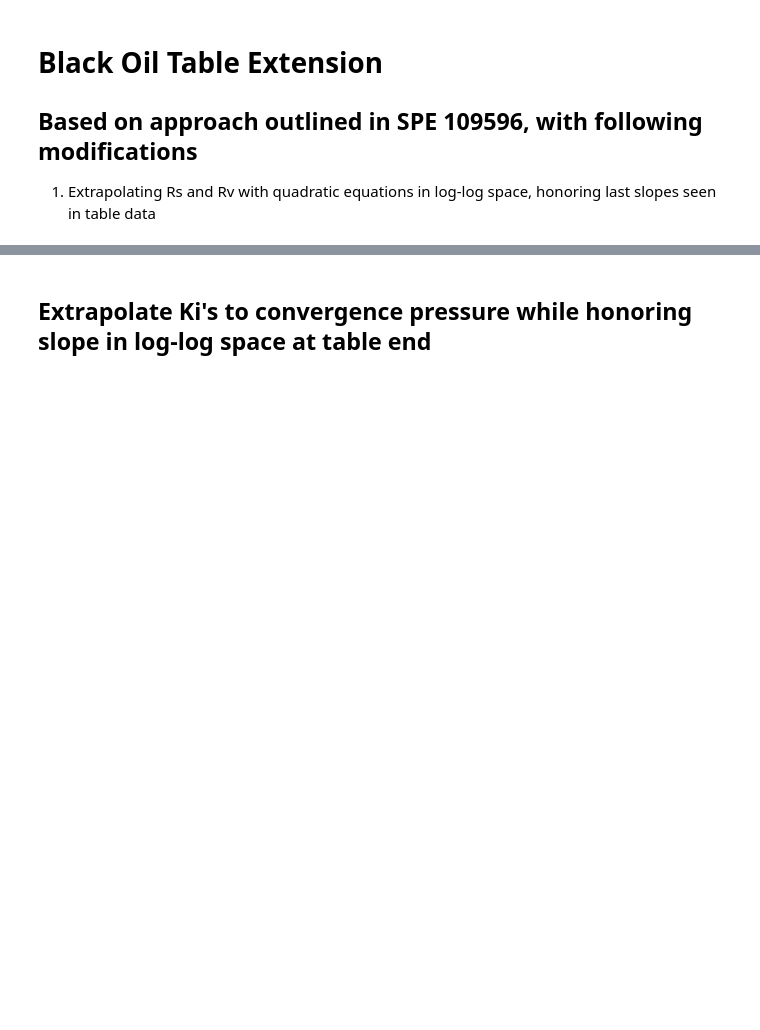
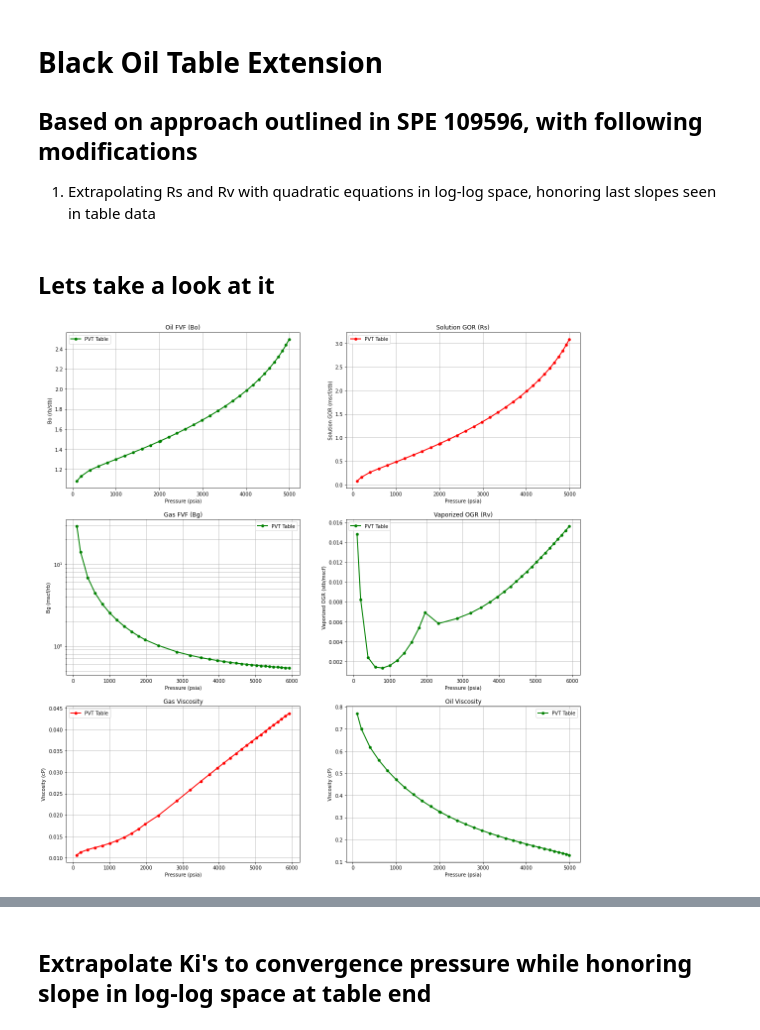
Before and after one commit to mwburgoyne/BOT, a Jupyter notebook: BOT_Extrapolation-v5.ipynb, the cells around one changed output, grey strips where cells are left out. Drawn from its saved outputs; the diff is of its cells as text; code cells hidden in the pictures; blank space fills up the shorter version.

```diff
--- a/BOT_Extrapolation-v5.ipynb
+++ b/BOT_Extrapolation-v5.ipynb
@@ -30,3 +30,63 @@ R = 10.73146 # Universal gas constant, psia-ft3/R-lbm mol
 sheet_name = 'PVTO&PVTG_example.xlsx'
 dfPVTO = pd.read_excel (sheet_name, sheet_name='PVTO')
 dfPVTG = pd.read_excel (sheet_name, sheet_name='PVTG')
+# %% [markdown]
+## Lets take a look at it
+# %%
+nx, ny = [2,3]
+dxs, dys = [8.0, 5.5]
+i = j = 0
+fig, ax = plt.subplots(ny, nx, sharey = False, figsize=(dxs*nx, dys*ny), squeeze=False ) # squeeze = False ensures 2 x 1 does not get converted to 1D
+fig.subplots_adjust(top=0.95, bottom = 0.05, left = 0.05, right = 0.95)
+
+ax[i,j].title.set_text('Oil FVF (Bo)')
+ax[i,j].plot(dfPVTO['Pb'], dfPVTO['Bo'], label='PVT Table', color='green', linewidth=2,marker='o',markersize=5)
+ax[i,j].grid(True, which="both")
+ax[i,j].set_xlabel('Pressure (psia)')
+ax[i,j].set_ylabel('Bo (rb/stb)')
+ax[i,j].legend()
+
+i, j = nextplot(i,j,nx)
+ax[i,j].title.set_text('Solution GOR (Rs)')
+ax[i,j].plot(dfPVTO['Pb'], dfPVTO['Rs'], label='PVT Table', color='red', linewidth=2,marker='o',markersize=5)
+ax[i,j].grid(True, which="both")
+ax[i,j].set_xlabel('Pressure (psia)')
+ax[i,j].set_ylabel('Solution GOR (mscf/stb)')
+ax[i,j].legend()
+
+i, j = nextplot(i,j,nx)
+ax[i,j].title.set_text('Gas FVF (Bg)')
+ax[i,j].plot(dfPVTG['P'], dfPVTG['Bg'], label='PVT Table', color='green', linewidth=2,marker='o',markersize=5)
+ax[i,j].grid(True, which="both")
+ax[i,j].set_xlabel('Pressure (psia)')
+ax[i,j].set_ylabel('Bg (mscf/rb)')
+ax[i,j].set_yscale('log')
+ax[i,j].legend()
+
+i, j = nextplot(i,j,nx)
+ax[i,j].title.set_text('Vaporized OGR (Rv)')
+ax[i,j].plot(dfPVTG['P'], dfPVTG['Rv'], label='PVT Table', color='green', linewidth=2,marker='o',markersize=5)
+ax[i,j].grid(True, which="both")
+ax[i,j].set_xlabel('Pressure (psia)')
+ax[i,j].set_ylabel('Vaporized OGR (stb/mscf)')
+ax[i,j].legend()
+
+i, j = nextplot(i,j,nx)
+ax[i,j].title.set_text('Gas Viscosity')
+ax[i,j].plot(dfPVTG['P'], dfPVTG['ug'], label='PVT Table', color='red', linewidth=2,marker='o',markersize=5)
+ax[i,j].grid(True, which="both")
+ax[i,j].set_xlabel('Pressure (psia)')
+ax[i,j].set_ylabel('Viscosity (cP)')
+ax[i,j].legend()
+
+i, j = nextplot(i,j,nx)
+ax[i,j].title.set_text('Oil Viscosity')
+ax[i,j].plot(dfPVTO['Pb'], dfPVTO['uo'], label='PVT Table', color='green', linewidth=2,marker='o',markersize=5)
+ax[i,j].grid(True, which="both")
+ax[i,j].set_xlabel('Pressure (psia)')
+ax[i,j].set_ylabel('Viscosity (cP)')
+ax[i,j].legend()
+
+plt.show()
+# %% [output]
+[figure, added]
```
Also changed, not shown: parts of 5 cells of this notebook.
